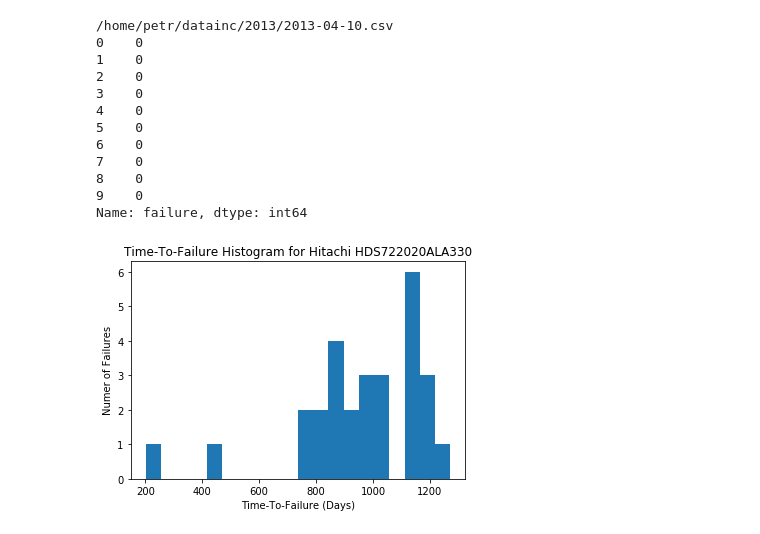
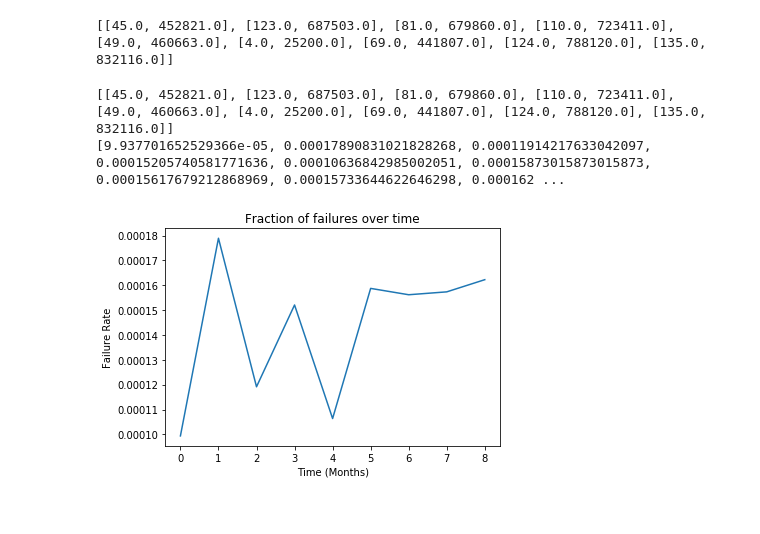
Before and after one commit to peano4783/di-plot, a Jupyter notebook: plot2.ipynb, the cells around one changed output. Saved outputs shown, nothing was run; the diff lists cells and outputs as text; code cells hidden in the pictures.

Commit message:
modified plot2

```diff
--- a/plot2.ipynb
+++ b/plot2.ipynb
@@ -27,38 +27,34 @@ allFiles.sort()
 for i, fn in enumerate(allFiles):
   allFiles[i] = [fn, (int(fn[-14:-10])-2013)*12 + int(fn[-9:-7])- 4]
 # %%
-allFiles
+failures_and_total = [[0.,0.] for i in range(max([x[1] for x in allFiles])+1)]
+
 for file_ in allFiles:
   df = pd.read_csv(file_[0], index_col=None, header=0,usecols=["failure"])
-  print file_[0]
-  print df["failure"][:10]
-  break
+  failures_count = len(df[df["failure"]==1])
+  total_count = len(df)
+  failures_and_total[file_[1]][0] += failures_count
+  failures_and_total[file_[1]][1] += total_count
 
-#pickle_out = open("month_failures.pickle","wb")
-#pickle.dump(models_hist, pickle_out)
-#pickle_out.close()
+print failures_and_total
+
+pickle_out = open("failures_and_total.pickle","wb")
+pickle.dump(failures_and_total, pickle_out)
+pickle_out.close()
 # %% [output]
-/home/petr/datainc/2013/2013-04-10.csv
-0    0
-1    0
-2    0
-3    0
-4    0
-5    0
-6    0
-7    0
-8    0
-9    0
-Name: failure, dtype: int64
+[[45.0, 452821.0], [123.0, 687503.0], [81.0, 679860.0], [110.0, 723411.0], [49.0, 460663.0], [4.0, 25200.0], [69.0, 441807.0], [124.0, 788120.0], [135.0, 832116.0]]
 # %%
-pickle_in = open("model_hist.pickle","rb")
-models_hist = pickle.load(pickle_in)
+pickle_in = open("failures_and_total.pickle","rb")
+failures_and_total = pickle.load(pickle_in)
+failures_fraction = [x[0]/x[1] for x in failures_and_total]
+# %% [output]
+[[45.0, 452821.0], [123.0, 687503.0], [81.0, 679860.0], [110.0, 723411.0], [49.0, 460663.0], [4.0, 25200.0], [69.0, 441807.0], [124.0, 788120.0], [135.0, 832116.0]]
+[9.937701652529366e-05, 0.00017890831021828268, 0.00011914217633042097, 0.00015205740581771636, 0.00010636842985002051, 0.00015873015873015873, 0.00015617679212868969, 0.00015733644622646298, 0.000162 ...
-# %%
-model = 'Hitachi HDS722020ALA330'
-plt.xlabel("Time-To-Failure (Days)")
-plt.ylabel("Numer of Failures")
-plt.title("Time-To-Failure Histogram for " + model)
-plt.hist([x/24 for x in models_hist[model]], bins=20)
-plt.show()
-# %% [output]
-[figure, removed]
+# %%
+plt.xlabel("Time (Months)")
+plt.ylabel("Failure Rate")
+plt.title("Fraction of failures over time")
+plt.plot(failures_fraction)
+plt.show()
+# %% [output]
+[figure, added]
```
Also changed, not shown: 1 other file.
